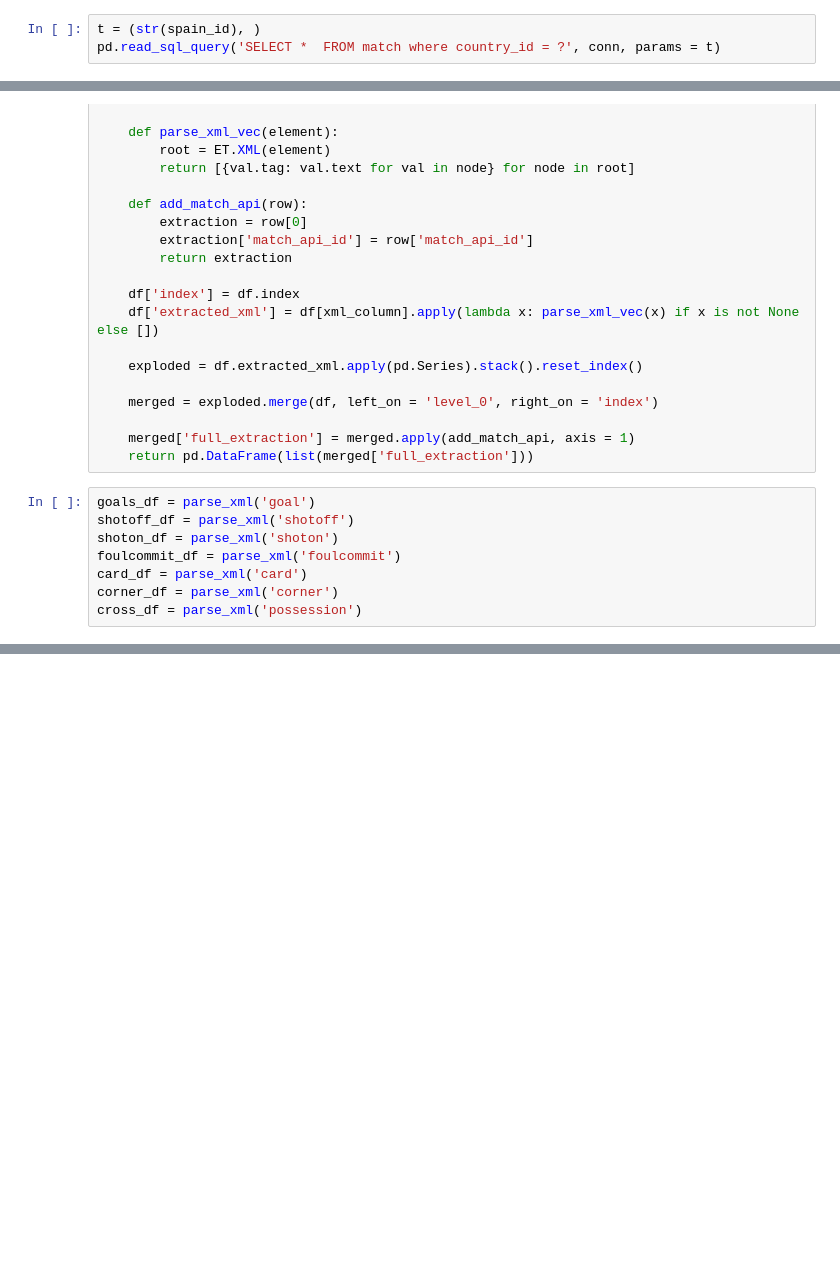
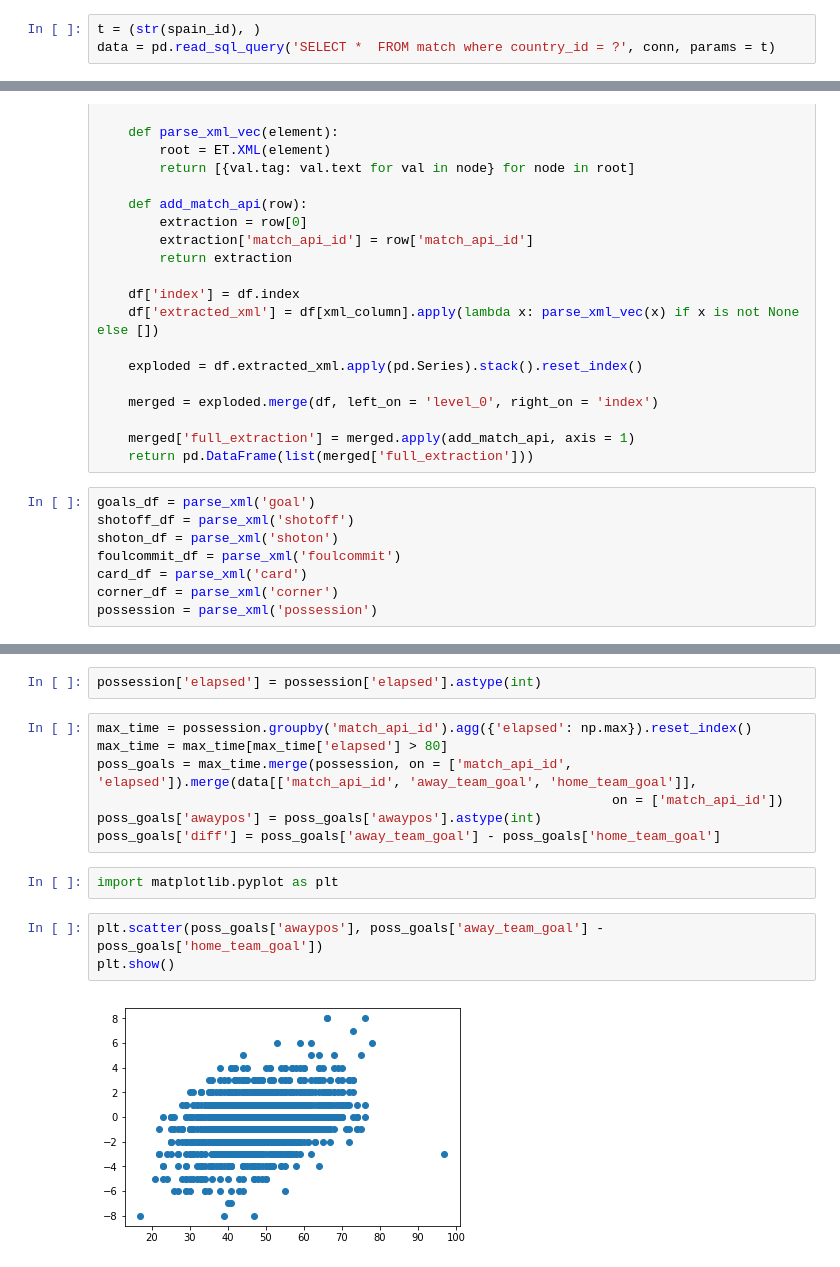
Before and after one commit to cphalpert/soccer-capstone, a Jupyter notebook: edav/kaggle_clean.ipynb, the cells around one changed output, grey strips where cells are left out. Cells and saved outputs as stored; diff of their text form; blank space fills up the shorter version.

Commit message:
eda with xml data

```diff
--- a/edav/kaggle_clean.ipynb
+++ b/edav/kaggle_clean.ipynb
@@ -22,4 +23,4 @@ pd.read_sql_query('SELECT * FROM country WHERE name=?', conn, params=t)
 | 0 | 21518 | Spain |
 # %%
 t = (str(spain_id), )
-pd.read_sql_query('SELECT *  FROM match where country_id = ?', conn, params = t)
+data = pd.read_sql_query('SELECT *  FROM match where country_id = ?', conn, params = t)
@@ -75,4 +57,4 @@ shoton_df = parse_xml('shoton')
 foulcommit_df = parse_xml('foulcommit')
 card_df = parse_xml('card')
 corner_df = parse_xml('corner')
-cross_df = parse_xml('possession')
+possession = parse_xml('possession')
@@ -78,0 +191,16 @@ cross_df = parse_xml('possession')
+# %%
+possession['elapsed'] = possession['elapsed'].astype(int)
+# %%
+max_time = possession.groupby('match_api_id').agg({'elapsed': np.max}).reset_index()
+max_time = max_time[max_time['elapsed'] > 80]
+poss_goals = max_time.merge(possession, on = ['match_api_id', 'elapsed']).merge(data[['match_api_id', 'away_team_goal', 'home_team_goal']],
+                                                                  on = ['match_api_id'])
+poss_goals['awaypos'] = poss_goals['awaypos'].astype(int)
+poss_goals['diff'] = poss_goals['away_team_goal'] - poss_goals['home_team_goal']
+# %%
+import matplotlib.pyplot as plt
+# %%
+plt.scatter(poss_goals['awaypos'], poss_goals['away_team_goal'] - poss_goals['home_team_goal'])
+plt.show()
+# %% [output]
+[figure, added]
```
Also changed, not shown: parts of 27 cells of this notebook.
